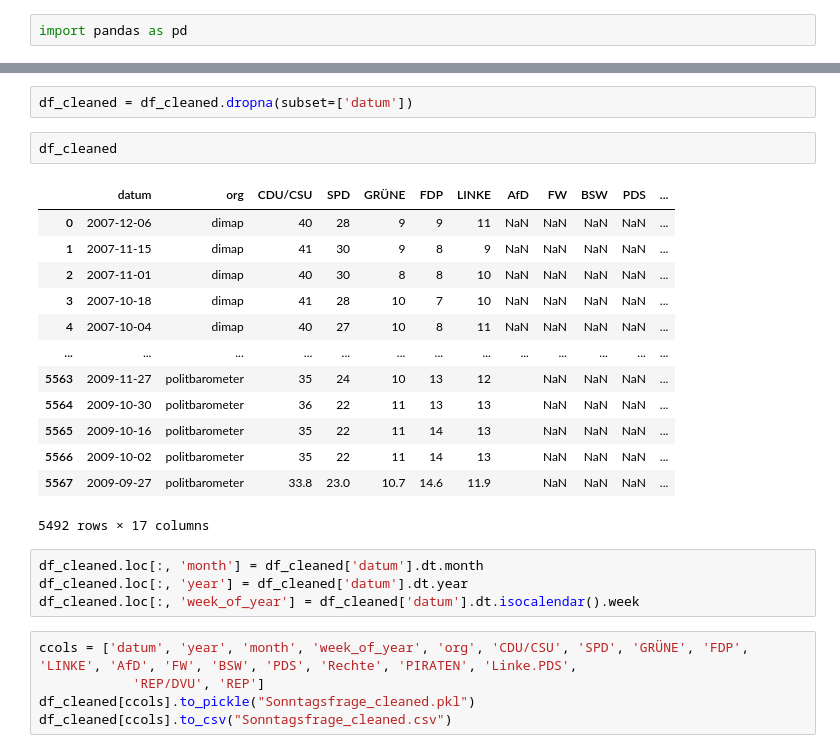
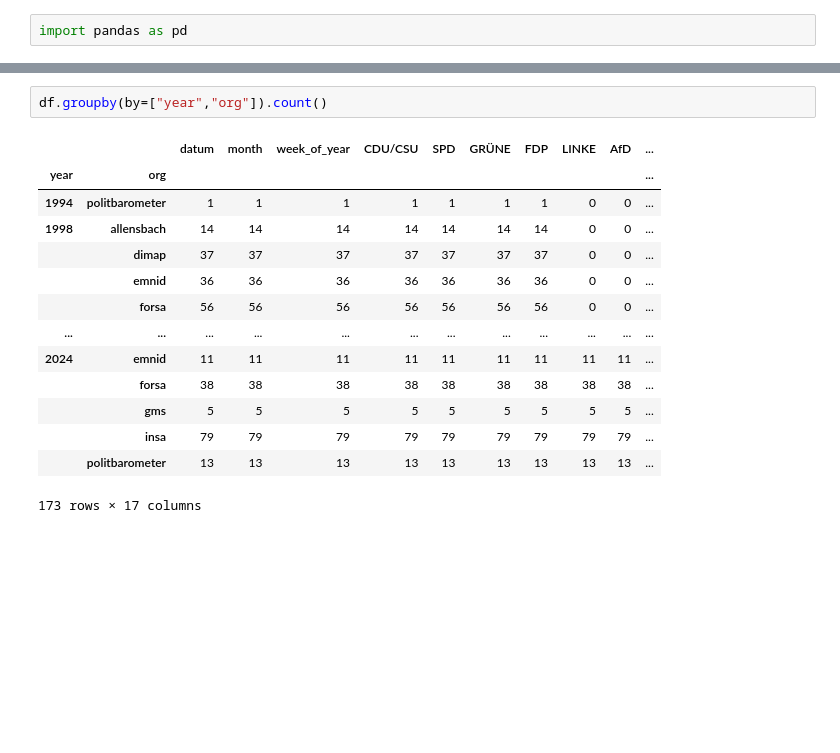
Before and after one commit to mgerhards/sonntagsfrage-scraper, a Jupyter notebook: analysis.ipynb, the cells around one changed output, grey strips where cells are left out. Saved outputs shown, nothing was run; the diff lists cells and outputs as text; blank space fills up the shorter version.

```diff
--- a/analysis.ipynb
+++ b/analysis.ipynb
@@ -37,27 +21,17 @@ See the caveats in the documentation: https://pandas.pydata.org/pandas-docs/stab
-# %%
-df_cleaned = df_cleaned.dropna(subset=['datum'])
-# %%
-df_cleaned
-# %% [output]
-|  | datum | org | CDU/CSU | SPD | GRÜNE | FDP | LINKE | AfD | FW | BSW | PDS | ... |
-| 0 | 2007-12-06 | dimap | 40 | 28 | 9 | 9 | 11 | NaN | NaN | NaN | NaN | ... |
-| 1 | 2007-11-15 | dimap | 41 | 30 | 9 | 8 | 9 | NaN | NaN | NaN | NaN | ... |
-| 2 | 2007-11-01 | dimap | 40 | 30 | 8 | 8 | 10 | NaN | NaN | NaN | NaN | ... |
-| 3 | 2007-10-18 | dimap | 41 | 28 | 10 | 7 | 10 | NaN | NaN | NaN | NaN | ... |
-| 4 | 2007-10-04 | dimap | 40 | 27 | 10 | 8 | 11 | NaN | NaN | NaN | NaN | ... |
-| ... | ... | ... | ... | ... | ... | ... | ... | ... | ... | ... | ... | ... |
-| 5563 | 2009-11-27 | politbarometer | 35 | 24 | 10 | 13 | 12 |  | NaN | NaN | NaN | ... |
-| 5564 | 2009-10-30 | politbarometer | 36 | 22 | 11 | 13 | 13 |  | NaN | NaN | NaN | ... |
-| 5565 | 2009-10-16 | politbarometer | 35 | 22 | 11 | 14 | 13 |  | NaN | NaN | NaN | ... |
-| 5566 | 2009-10-02 | politbarometer | 35 | 22 | 11 | 14 | 13 |  | NaN | NaN | NaN | ... |
-| 5567 | 2009-09-27 | politbarometer | 33.8 | 23.0 | 10.7 | 14.6 | 11.9 |  | NaN | NaN | NaN | ... |
-5492 rows × 17 columns
-# %%
-df_cleaned.loc[:, 'month'] = df_cleaned['datum'].dt.month
-df_cleaned.loc[:, 'year'] = df_cleaned['datum'].dt.year
-df_cleaned.loc[:, 'week_of_year'] = df_cleaned['datum'].dt.isocalendar().week
-# %%
-ccols = ['datum', 'year', 'month', 'week_of_year', 'org', 'CDU/CSU', 'SPD', 'GRÜNE', 'FDP', 'LINKE', 'AfD', 'FW', 'BSW', 'PDS', 'Rechte', 'PIRATEN', 'Linke.PDS',
-            'REP/DVU', 'REP']
-df_cleaned[ccols].to_pickle("Sonntagsfrage_cleaned.pkl")
-df_cleaned[ccols].to_csv("Sonntagsfrage_cleaned.csv")
+# %%
+df.groupby(by=["year","org"]).count()
+# %% [output]
+|  |  | datum | month | week_of_year | CDU/CSU | SPD | GRÜNE | FDP | LINKE | AfD | ... |
+| year | org |  |  |  |  |  |  |  |  |  | ... |
+| 1994 | politbarometer | 1 | 1 | 1 | 1 | 1 | 1 | 1 | 0 | 0 | ... |
+| 1998 | allensbach | 14 | 14 | 14 | 14 | 14 | 14 | 14 | 0 | 0 | ... |
+|  | dimap | 37 | 37 | 37 | 37 | 37 | 37 | 37 | 0 | 0 | ... |
+|  | emnid | 36 | 36 | 36 | 36 | 36 | 36 | 36 | 0 | 0 | ... |
+|  | forsa | 56 | 56 | 56 | 56 | 56 | 56 | 56 | 0 | 0 | ... |
+| ... | ... | ... | ... | ... | ... | ... | ... | ... | ... | ... | ... |
+| 2024 | emnid | 11 | 11 | 11 | 11 | 11 | 11 | 11 | 11 | 11 | ... |
+|  | forsa | 38 | 38 | 38 | 38 | 38 | 38 | 38 | 38 | 38 | ... |
+|  | gms | 5 | 5 | 5 | 5 | 5 | 5 | 5 | 5 | 5 | ... |
+|  | insa | 79 | 79 | 79 | 79 | 79 | 79 | 79 | 79 | 79 | ... |
+|  | politbarometer | 13 | 13 | 13 | 13 | 13 | 13 | 13 | 13 | 13 | ... |
+173 rows × 17 columns
```
Also changed, not shown: parts of 8 cells of this notebook, 1 other file.
